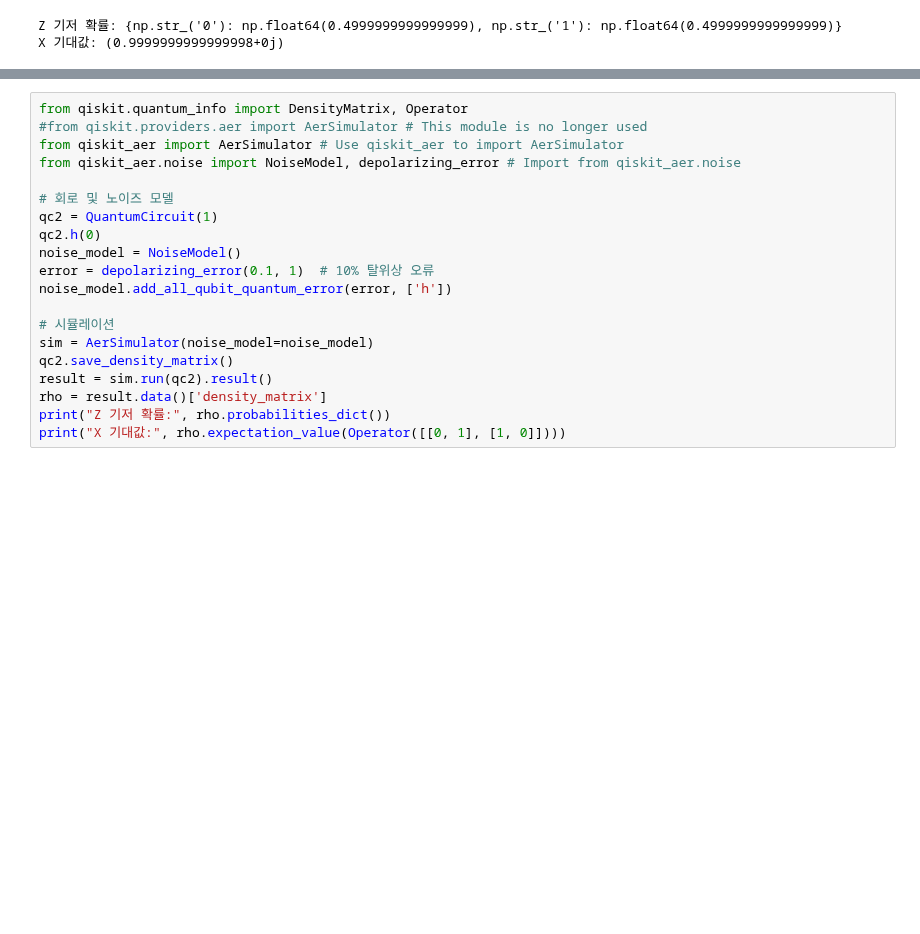
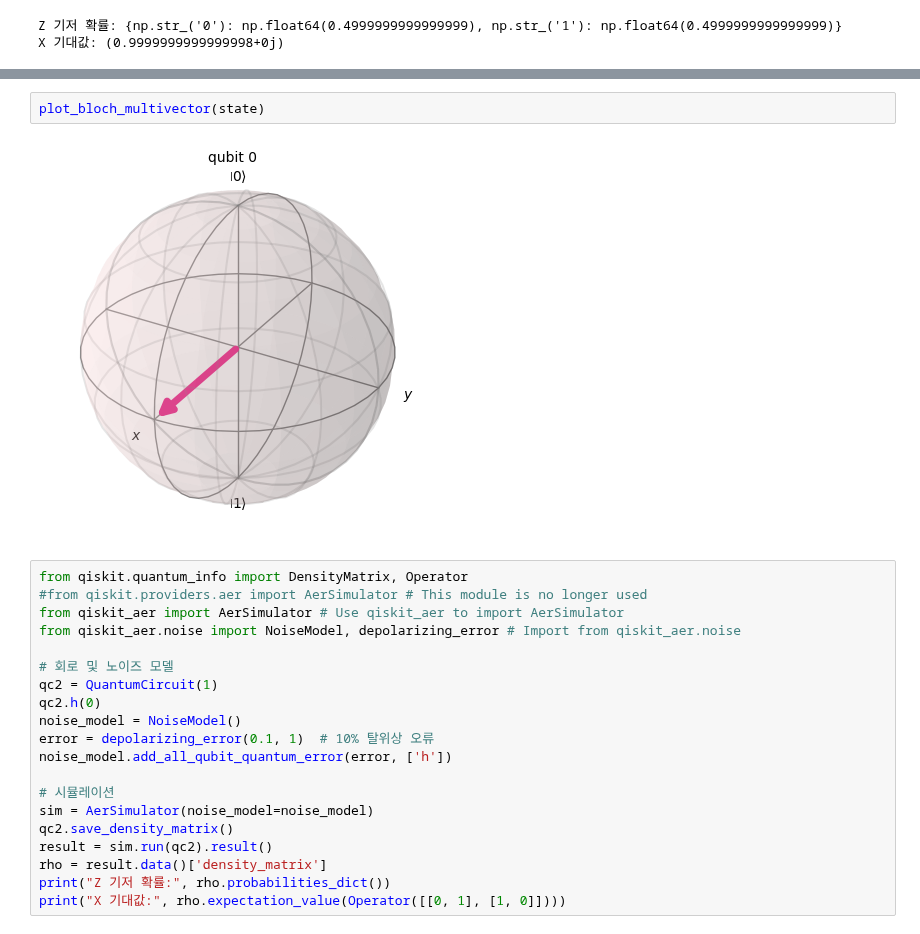
Before and after one commit to mkbahk/QuantumComputing, a Jupyter notebook: QuantumSystem_CloseSystem_vs_OpenSystem_mkbahk_20250505.ipynb, the cells around one changed output, grey strips where cells are left out. Cells and saved outputs as stored; diff of their text form; blank space fills up the shorter version.

```diff
--- a/QuantumSystem_CloseSystem_vs_OpenSystem_mkbahk_20250505.ipynb
+++ b/QuantumSystem_CloseSystem_vs_OpenSystem_mkbahk_20250505.ipynb
@@ -45,3 +49,7 @@ X 기대값: (0.9999999999999998+0j)
+# %%
+plot_bloch_multivector(state)
+# %% [output]
+[figure, added]
 # %%
 from qiskit.quantum_info import DensityMatrix, Operator
 #from qiskit.providers.aer import AerSimulator # This module is no longer used
```
Also changed, not shown: parts of 3 cells of this notebook.
